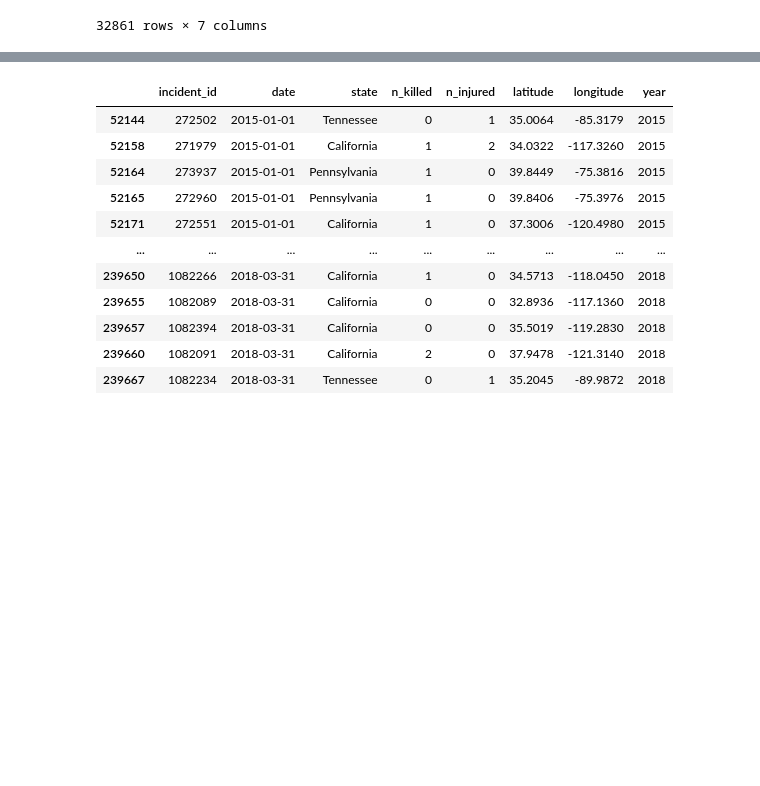
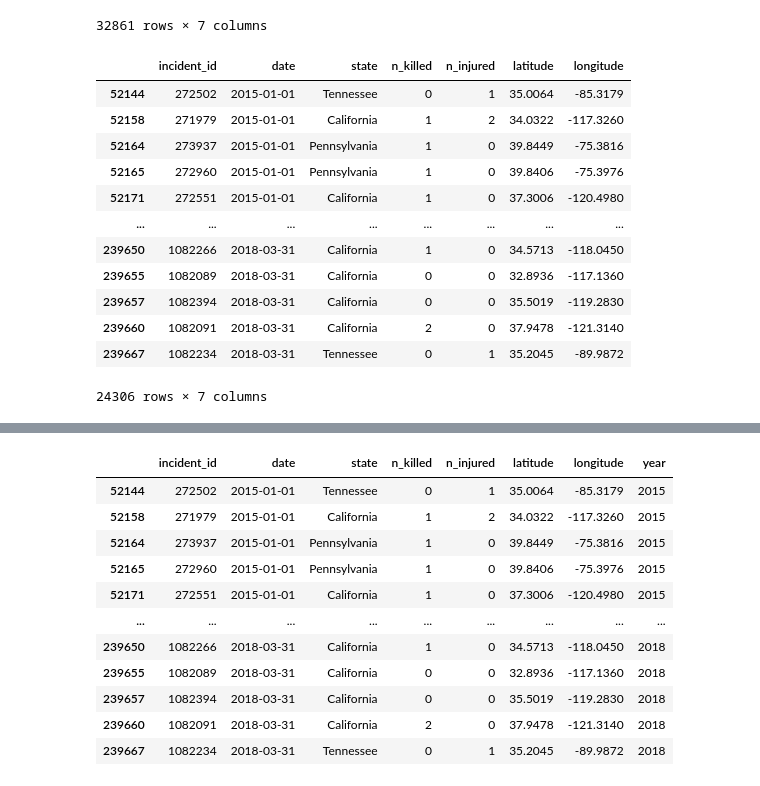
Before and after one commit to A-vital/Gun-Violence-Visualization, a Jupyter notebook: Untitled.ipynb, the cells around one changed output, grey strips where cells are left out. Saved outputs shown, nothing was run; the diff lists cells and outputs as text; code cells hidden in the pictures; blank space fills up the shorter version.

```diff
--- a/Untitled.ipynb
+++ b/Untitled.ipynb
@@ -58,3 +58,18 @@ guns_df=clean.dropna()
 gun=guns_df['date'] >= '2015-01-01'
 # %%
 guns_df= guns_df[gun]
+guns_df
+# %% [output]
+|  | incident_id | date | state | n_killed | n_injured | latitude | longitude |
+| 52144 | 272502 | 2015-01-01 | Tennessee | 0 | 1 | 35.0064 | -85.3179 |
+| 52158 | 271979 | 2015-01-01 | California | 1 | 2 | 34.0322 | -117.3260 |
+| 52164 | 273937 | 2015-01-01 | Pennsylvania | 1 | 0 | 39.8449 | -75.3816 |
+| 52165 | 272960 | 2015-01-01 | Pennsylvania | 1 | 0 | 39.8406 | -75.3976 |
+| 52171 | 272551 | 2015-01-01 | California | 1 | 0 | 37.3006 | -120.4980 |
+| ... | ... | ... | ... | ... | ... | ... | ... |
+| 239650 | 1082266 | 2018-03-31 | California | 1 | 0 | 34.5713 | -118.0450 |
+| 239655 | 1082089 | 2018-03-31 | California | 0 | 0 | 32.8936 | -117.1360 |
+| 239657 | 1082394 | 2018-03-31 | California | 0 | 0 | 35.5019 | -119.2830 |
+| 239660 | 1082091 | 2018-03-31 | California | 2 | 0 | 37.9478 | -121.3140 |
+| 239667 | 1082234 | 2018-03-31 | Tennessee | 0 | 1 | 35.2045 | -89.9872 |
+24306 rows × 7 columns
```
Also changed, not shown: parts of 4 cells of this notebook.
